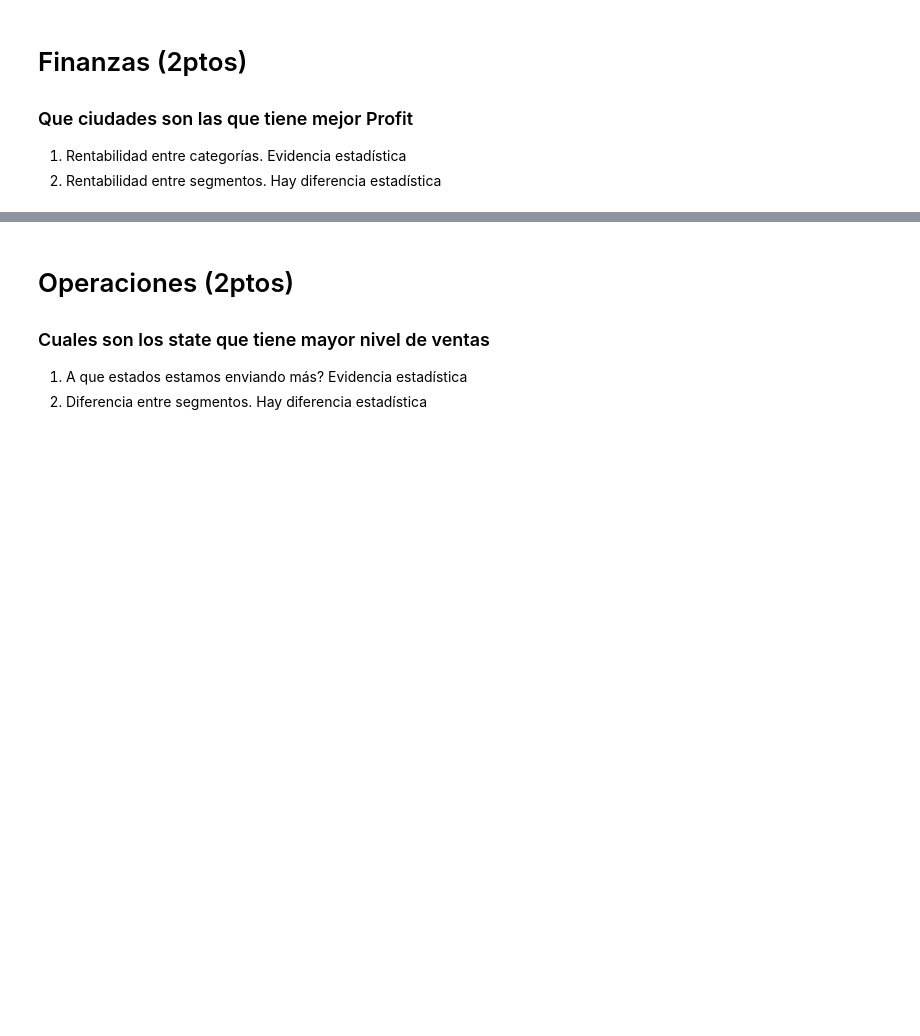
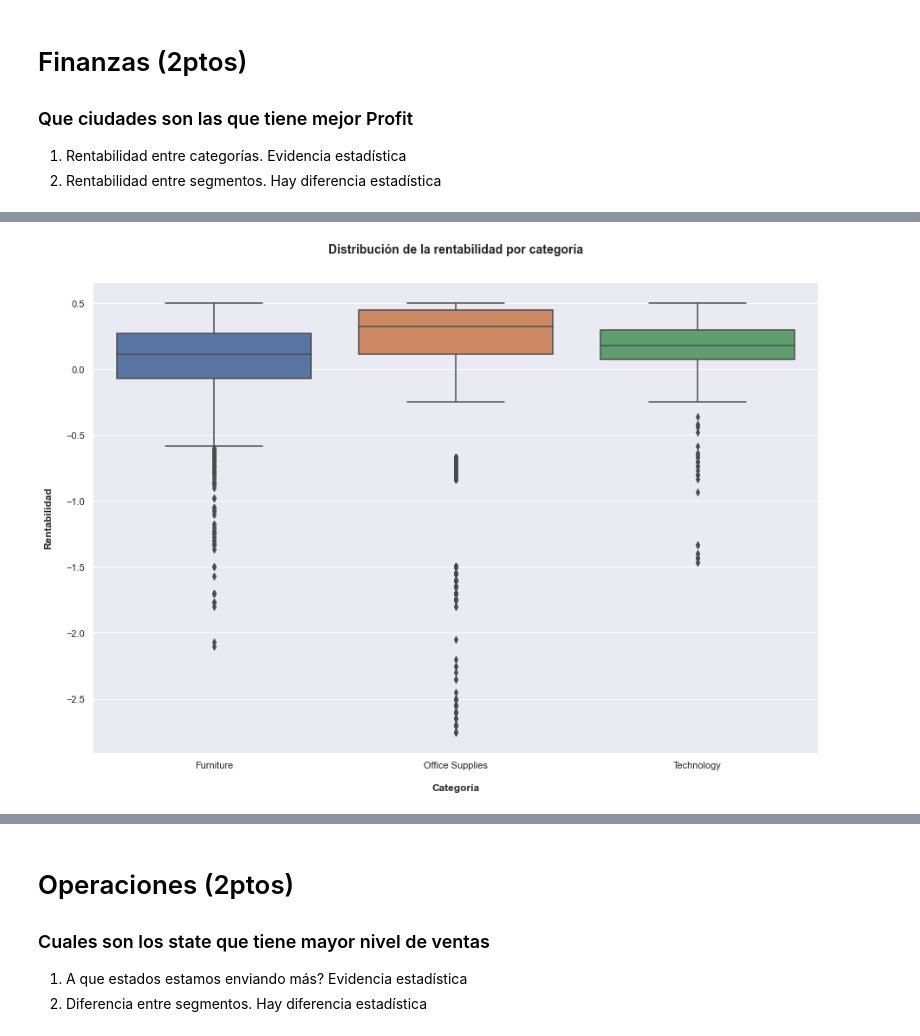
Before and after one commit to Franciscoletelier/UDP_BA, a Jupyter notebook: UDP_BA_Clase_06.ipynb, the cells around one changed output, grey strips where cells are left out. Drawn from its saved outputs; the diff is of its cells as text; code cells hidden in the pictures; blank space fills up the shorter version.

```diff
--- a/UDP_BA_Clase_06.ipynb
+++ b/UDP_BA_Clase_06.ipynb
@@ -373,0 +377,3 @@ No artists with labels found to put in legend.  Note that artists whose label st
+# %%
+df['porcentaje_profit'] = df['profit']/df['sales']
+df.porcentaje_profit.sample(10)
@@ -487,0 +526,13 @@ ValueError: Shape of passed values is (9994, 2), indices imply (9994, 3)
+# %%
+# Como ya generamos una columna con el porcentaje de profit, podemos usarla para crear un subset de datos que nos permita visualizar la rentabilidad por categoría
+tmp_rent_categoria = df[['category','porcentaje_profit']]
+# Visualizamos la distribución de la rentabilidad por categoría
+plt.figure(figsize=(15,10))
+sns.boxplot(x=tmp_rent_categoria['category'], y=tmp_rent_categoria['porcentaje_profit'], data=tmp_rent_categoria)
+plt.title('Distribución de la rentabilidad por categoría', fontsize=14, fontweight='bold', y=1.05)
+plt.xlabel('Categoría', fontsize=12, labelpad=15, fontweight='bold')
+plt.ylabel('Rentabilidad', fontsize=12, labelpad=15, fontweight='bold')
+plt.xticks(rotation=0)
+plt.show()
+# %% [output]
+[figure, added]
```
Also changed, not shown: parts of 27 cells of this notebook, 2 other files.
